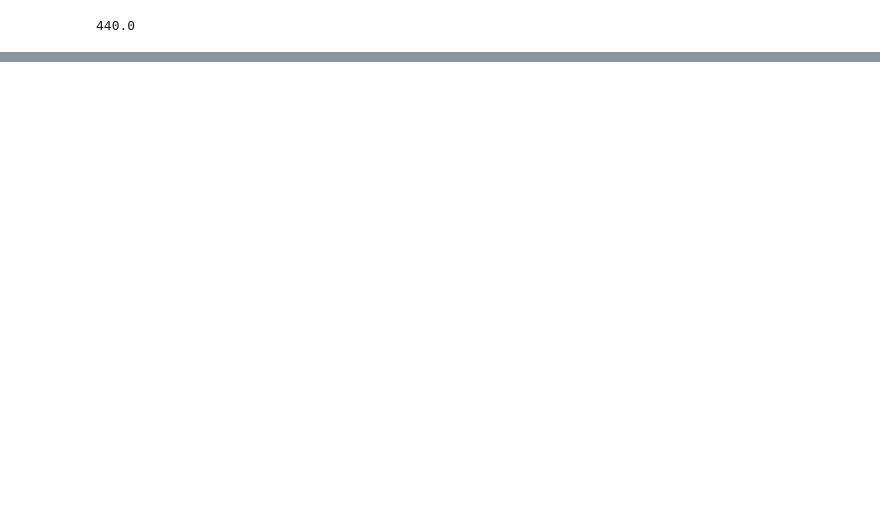
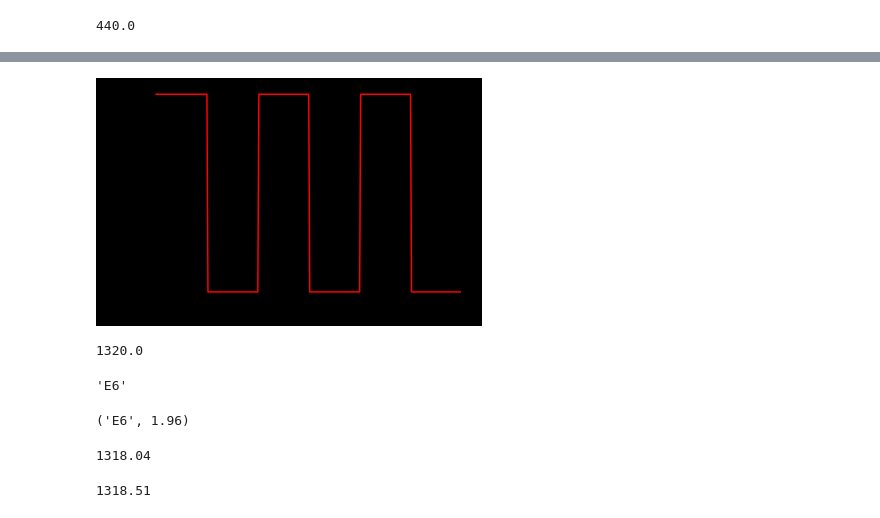
Before and after one commit to FinchMF/pitchcraft, a Jupyter notebook: factory.ipynb, the cells around one changed output, grey strips where cells are left out. Drawn from its saved outputs; the diff is of its cells as text; code cells hidden in the pictures; blank space fills up the shorter version.

```diff
--- a/factory.ipynb
+++ b/factory.ipynb
@@ -77,0 +74,25 @@ app.py                    sample_packages
+# %%
+W.show_wav('square', zoom=300)
+# %% [output]
+[figure, added]
+# %%
+print(overtone_series[3])
+DET = util.Detect(start_freq=overtone_series[3])
+# %% [output]
+1320.0
+# %%
+DET.closest_pitch()
+# %% [output]
+'E6'
+# %%
+DET.find_offset_from_closet_pitch()
+# %% [output]
+('E6', 1.96)
+# %%
+overtone_series[3] - DET.find_offset_from_closet_pitch()[1]
+# %% [output]
+1318.04
+# %%
+util.Transform.pitch_to_hz['E'][6]
+# %% [output]
+1318.51
```
Also changed, not shown: parts of 11 cells of this notebook, 3 other files.
